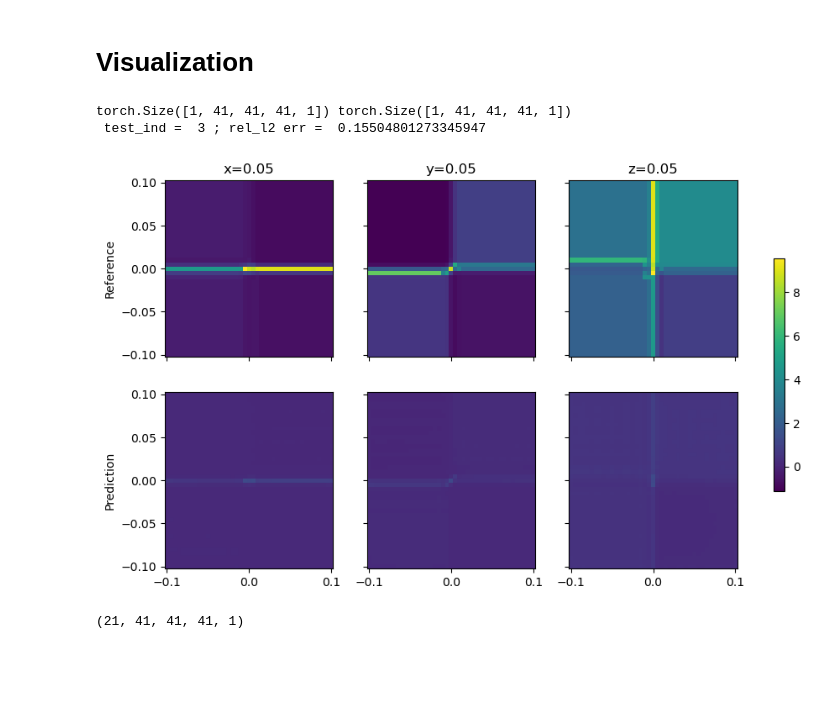
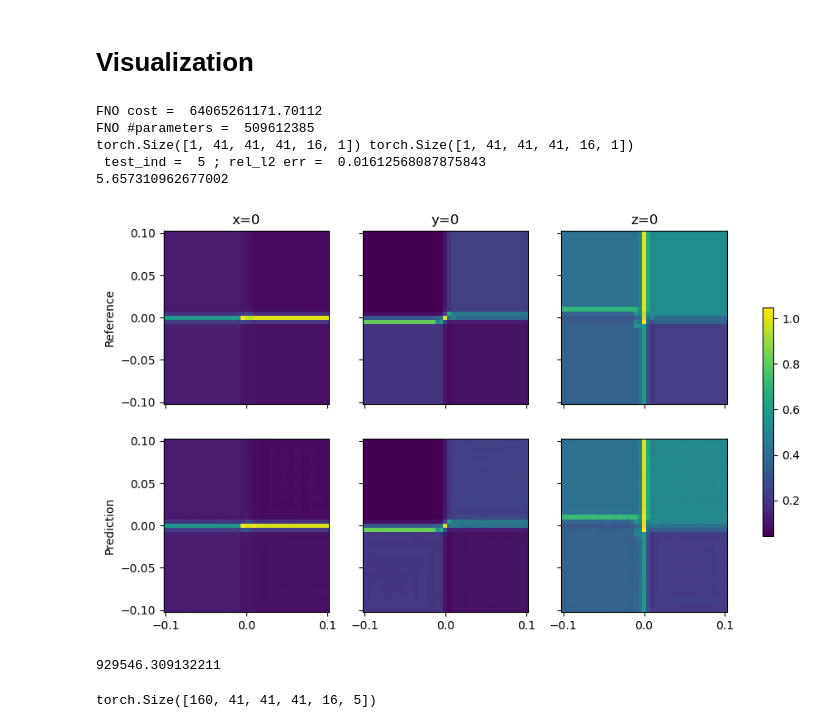
Before and after one commit to PKU-CMEGroup/NeuralOperator, a Jupyter notebook: eq4d/crack.ipynb, the cells around one changed output. Drawn from its saved outputs; the diff is of its cells as text; code cells hidden in the pictures; blank space fills up the shorter version.

Commit message:
update crack problem, FNO parameter count

```diff
--- a/eq4d/crack.ipynb
+++ b/eq4d/crack.ipynb
@@ -20,7 +20,7 @@ A total of 181 samples are divided into 3 mat files. In this problem, we will be
 The initial condition is phi(:,0) for all the samples. The space is defined using 34 x 34 x 34 points in space. The coordinates of these points are in "coordinates.mat".
 The evolution is mapped using 16 steps which can be considered equally spaced between (0,1]. In each of the dataset.mat, you could take phi(:,0) as the initial condition and then map it to phi(:,1:end). The parameter phi denotes the crack evolution. In case we also want to do the elastic fields, we could map phi(:,0) \rightarraow [u(:,1:end), v(:,1:end), w(:,1:end), phi(:,1:end)].
 # %%
-pref = "/Users/huangdz/Desktop/FNO/FNO-cost-accuracy/"
+pref = "../../../data/crack/"
 dataset1 = sio.loadmat(pref + "dataset_uniform1.mat")
 dataset2 = sio.loadmat(pref + "dataset_uniform2.mat")
 dataset3 = sio.loadmat(pref + "dataset_uniform3.mat")
@@ -30,6 +30,8 @@ xx = np.linspace(-0.1, 0.1, nq)
 yy = np.linspace(-0.1, 0.1, nq)
 zz = np.linspace(-0.1, 0.1, nq)
 [yq,xq,zq] = np.meshgrid(xx,yy,zz)
+# %%
+FNO_dim = 4
 # %%
 phi = np.vstack((dataset1["phi_uniform"], dataset2["phi_uniform"], dataset3["phi_uniform"]))
 ndata = phi.shape[0]
@@ -44,7 +46,7 @@ for i in range(nt):
     coord_data[:,:,:,i,2] = zq
     coord_data[:,:,:,i,3] = i/nt * T
 
-FNO_dim = 3
+
 if FNO_dim == 3:
     input_data = np.concatenate((phi_data[:, :, :, :, 0:1], np.tile(coord_data[:, :, :, 0, 0:3], (ndata,1,1,1,1))), axis=-1)
     output_data = phi_data[:, :, :, :, nt-1:nt]
@@ -116,7 +118,8 @@ def validation(x_train, y_train, x_test, y_test, config, test_ind, test_nt=-1):
     n_data = x_train.shape[0]
 
     model = torch.load("models/FNO_crack_dim"+str(dim), map_location=device)
-
+    print("FNO cost = ", FNN_cost(41^3, config, dim))
+    print("FNO #parameters = ", count_params(model))
 
     if normalization_x:
         x_normalizer = UnitGaussianNormalizer(x_train, dim=normalization_dim)
@@ -148,10 +151,10 @@ def validation(x_train, y_train, x_test, y_test, config, test_ind, test_nt=-1):
     print(" test_ind = ",  test_ind,  "; rel_l2 err = ", test_rel_l2)
 
     if dim == 3:
-        y_ref = y_test[test_ind,:,:,:,0].numpy()
+        y_ref = y[0,:,:,:,0].detach().numpy()
         y_pred = out[0,:,:,:,0].detach().numpy()
     else:
-        y_ref = y_test[test_ind,:,:,:,test_nt,0].numpy()
+        y_ref = y[0,:,:,:,test_nt,0].detach().numpy()
         y_pred = out[0,:,:,:,test_nt,0].detach().numpy()
 
 
@@ -167,12 +170,12 @@ def validation(x_train, y_train, x_test, y_test, config, test_ind, test_nt=-1):
     vmax = max(y_ref[slice_ind,:,:].max(), y_ref[:,slice_ind,:].max(), y_ref[:,:,slice_ind].max())
 
     pcm = axis[0, 0].pcolormesh(yq[slice_ind,:,:],zq[slice_ind,:,:], y_ref[slice_ind,:,:], vmin=vmin, vmax=vmax)
-    axis[0, 0].set_title("x=0.05")
+    axis[0, 0].set_title("x=0")
     axis[0, 0].set_ylabel("Reference")
     axis[0, 1].pcolormesh(xq[:,slice_ind,:],zq[:,slice_ind,:], y_ref[:,slice_ind,:], vmin=vmin, vmax=vmax)
-    axis[0, 1].set_title("y=0.05")
+    axis[0, 1].set_title("y=0")
     axis[0, 2].pcolormesh(xq[:,:,slice_ind],yq[:,:,slice_ind], y_ref[:,:,slice_ind], vmin=vmin, vmax=vmax)
-    axis[0, 2].set_title("z=0.05")
+    axis[0, 2].set_title("z=0")
     axis[1, 0].pcolormesh(yq[slice_ind,:,:],zq[slice_ind,:,:], y_pred[slice_ind,:,:], vmin=vmin, vmax=vmax)
     axis[1, 0].set_ylabel("Prediction")
     axis[1, 1].pcolormesh(xq[:,slice_ind,:],zq[:,slice_ind,:], y_pred[:,slice_ind,:], vmin=vmin, vmax=vmax)
@@ -181,16 +184,24 @@ def validation(x_train, y_train, x_test, y_test, config, test_ind, test_nt=-1):
 
     fig.savefig("crack_dim_"+str(dim)+"_testid_"+str(test_ind)+"_nt_"+str(test_nt)+".pdf")
     return
-
-
-
-
-# validation(x_train, y_train, x_test, y_test, config, test_ind=3, test_nt=-1)
-# %% [output]
-torch.Size([1, 41, 41, 41, 1]) torch.Size([1, 41, 41, 41, 1])
- test_ind =  3 ; rel_l2 err =  0.15504801273345947
-[figure, removed]
+# %%
+import time
+start_time = time.time()
+validation(x_train, y_train, x_test, y_test, config, test_ind=5, test_nt=-1)
+end_time = time.time()
+print(end_time - start_time)
+# %% [output]
+FNO cost =  64065261171.70112
+FNO #parameters =  509612385
+torch.Size([1, 41, 41, 41, 16, 1]) torch.Size([1, 41, 41, 41, 16, 1])
+ test_ind =  5 ; rel_l2 err =  0.01612568087875843
+5.657310962677002
+[figure, added]
+# %%
+64065261171.70112/41**3
+# %% [output]
+929546.309132211
 # %%
-y_test_numpy.shape
+x_train.shape
 # %% [output]
-(21, 41, 41, 41, 1)
+torch.Size([160, 41, 41, 41, 16, 5])
```
Also changed, not shown: parts of 1 cell of this notebook, 7 other files.
